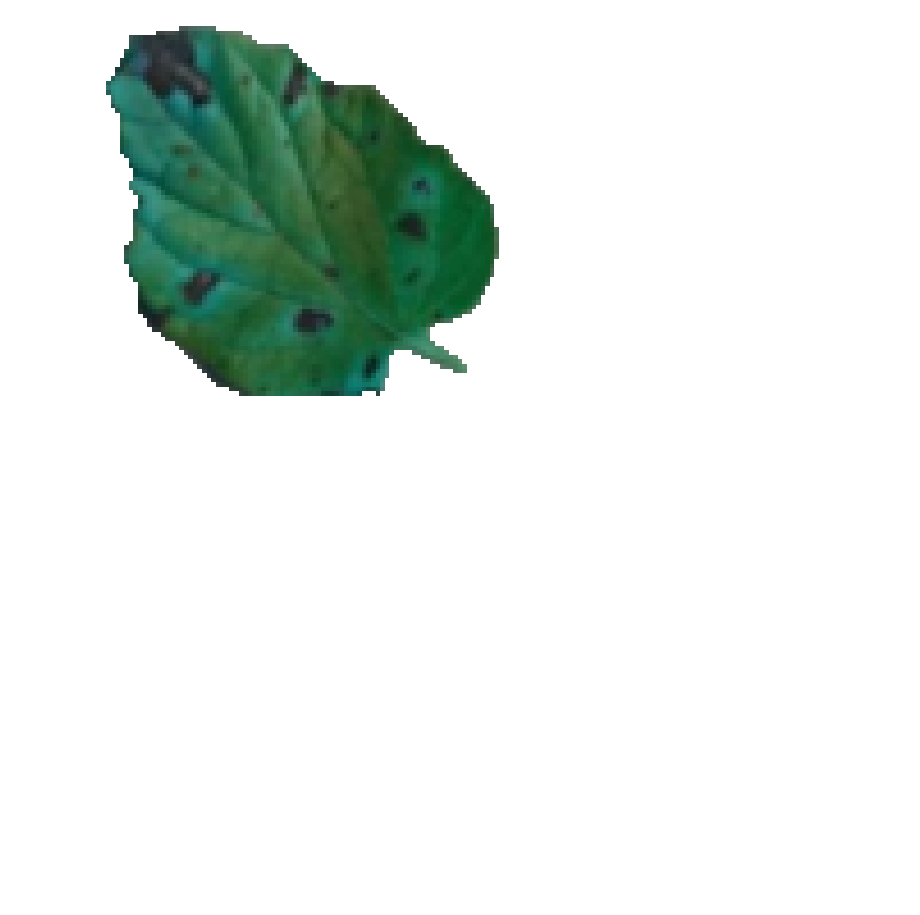
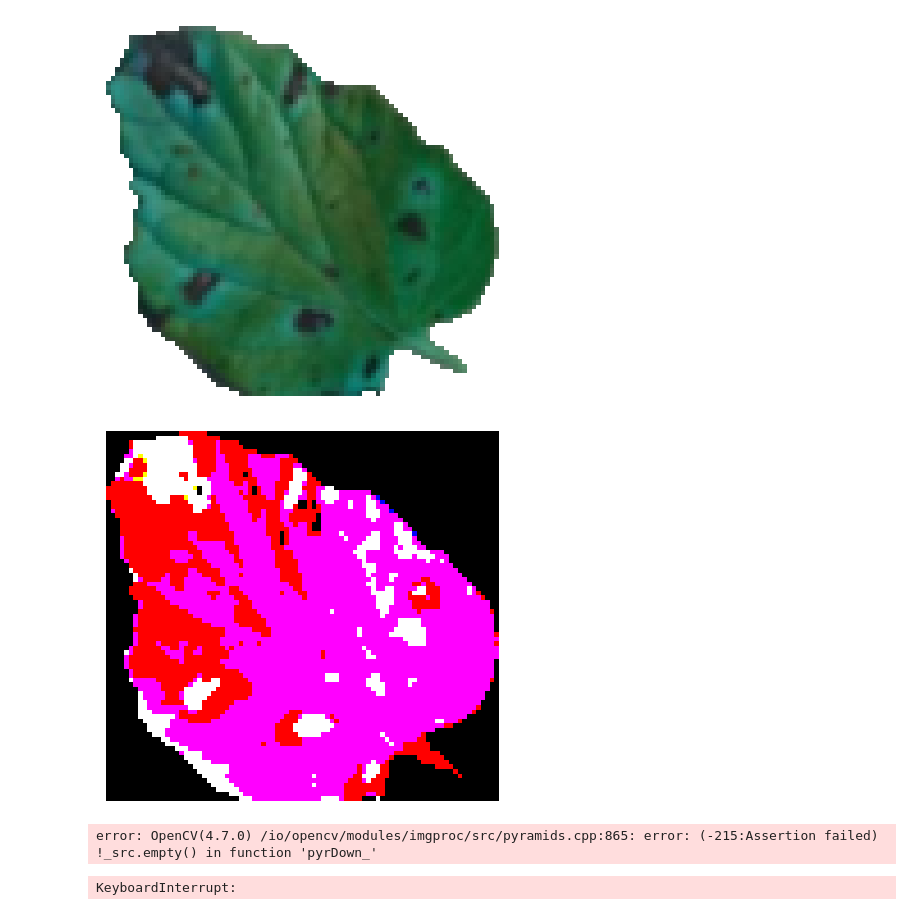
Before and after one commit to enfycius/plant-disease-classifier, a Jupyter notebook: analysis.ipynb, the cells around one changed output. Cells and saved outputs as stored; diff of their text form; code cells hidden in the pictures; blank space fills up the shorter version.

Commit message:
Data Preprocessing

```diff
--- a/analysis.ipynb
+++ b/analysis.ipynb
@@ -128,3 +128,11 @@ plt.axis('off')
 plt.show()
 # %% [output]
 [figure]
+# %%
+ret, thresh = cv2.threshold(img, 77, 255, cv2.THRESH_BINARY_INV)
+# %%
+plt.imshow(thresh)
+plt.axis('off')
+plt.show()
+# %% [output]
+[figure, added]
@@ -130,0 +174,16 @@ plt.show()
+# %%
+for posfiles in os.listdir(posdir):
+    path = pos_dir + "/" + posfiles
+    img = cv2.imread(path, cv2.IMREAD_UNCHANGED)
+
+    preprocessing(img, path)
+# %% [output]
+error: OpenCV(4.7.0) /io/opencv/modules/imgproc/src/pyramids.cpp:865: error: (-215:Assertion failed) !_src.empty() in function 'pyrDown_'
+# %%
+for negfiles in os.listdir(neg_dir):
+    path = neg_dir + "/" + negfiles
+    img = cv2.imread(path, cv2.IMREAD_UNCHANGED)
+
+    preprocessing(img, path)
+# %% [output]
+KeyboardInterrupt:
```
Also changed, not shown: parts of 3 cells of this notebook.
